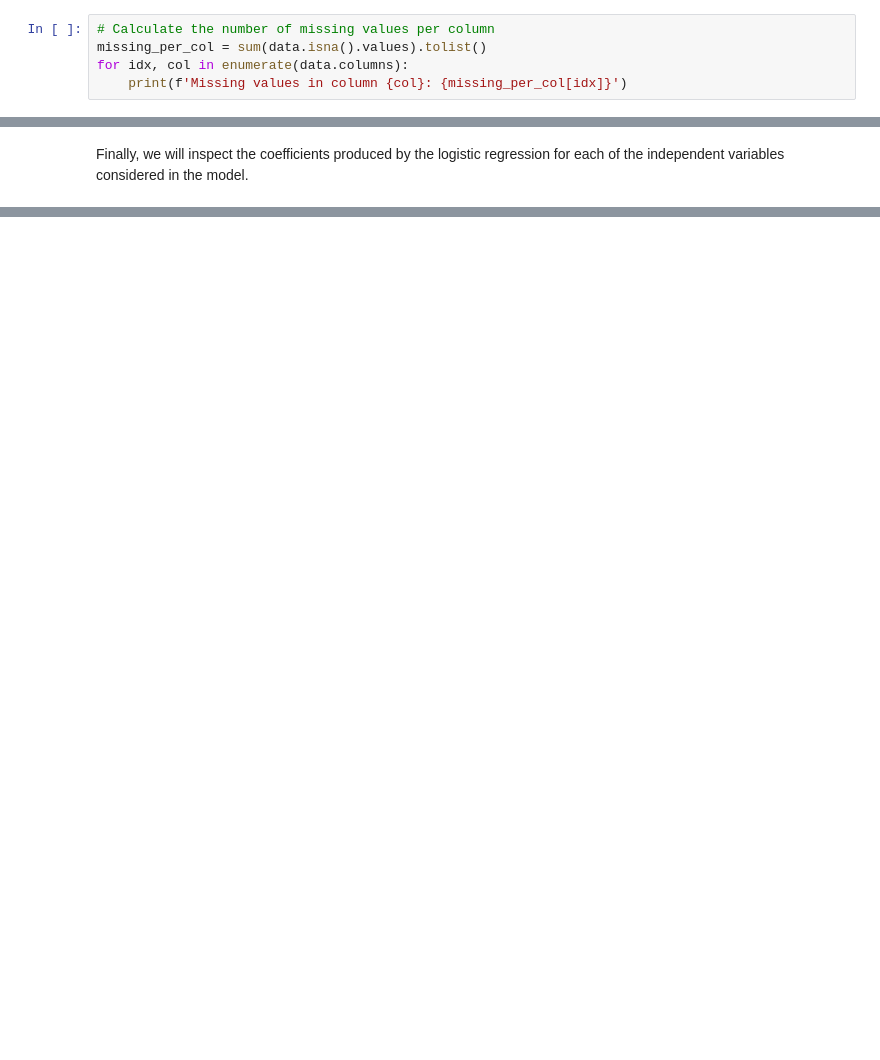
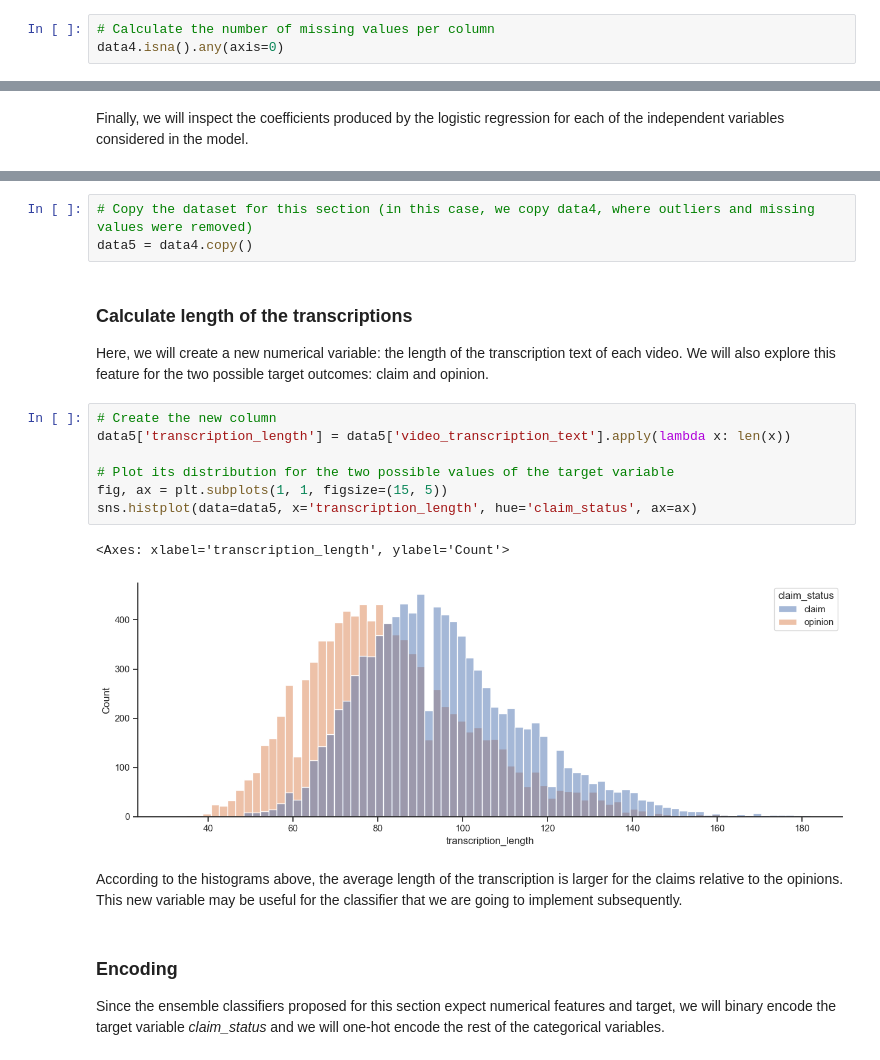
Before and after one commit to eduardovalero/Google-advanced-data-analytics, a Jupyter notebook: notebook.ipynb, the cells around one changed output, grey strips where cells are left out. Drawn from its saved outputs; the diff is of its cells as text; blank space fills up the shorter version.

```diff
--- a/notebook.ipynb
+++ b/notebook.ipynb
@@ -398,6 +417,4 @@ Missing values cannot be handle by logistic regression. Thus, we need to identif
 # %%
 # Calculate the number of missing values per column
-missing_per_col = sum(data.isna().values).tolist()
-for idx, col in enumerate(data.columns):
-    print(f'Missing values in column {col}: {missing_per_col[idx]}')
+data4.isna().any(axis=0)
 # %% [output]
@@ -635,0 +660,21 @@ From this section, we can extract two main conclusions regarding the modeling of
+# %%
+# Copy the dataset for this section (in this case, we copy data4, where outliers and missing values were removed)
+data5 = data4.copy()
+# %% [markdown]
+### Calculate length of the transcriptions
+Here, we will create a new numerical variable: the length of the transcription text of each video. We will also explore this feature for the two possible target outcomes: claim and opinion.
+# %%
+# Create the new column
+data5['transcription_length'] = data5['video_transcription_text'].apply(lambda x: len(x))
+
+# Plot its distribution for the two possible values of the target variable
+fig, ax = plt.subplots(1, 1, figsize=(15, 5))
+sns.histplot(data=data5, x='transcription_length', hue='claim_status', ax=ax)
+# %% [output]
+<Axes: xlabel='transcription_length', ylabel='Count'>
+[figure, added]
+# %% [markdown]
+According to the histograms above, the average length of the transcription is larger for the claims relative to the opinions. This new variable may be useful for the classifier that we are going to implement subsequently.
+# %% [markdown]
+### Encoding
+Since the ensemble classifiers proposed for this section expect numerical features and target, we will binary encode the target variable *claim_status* and we will one-hot encode the rest of the categorical variables.
```
Also changed, not shown: parts of 91 cells of this notebook, 1 other file.
